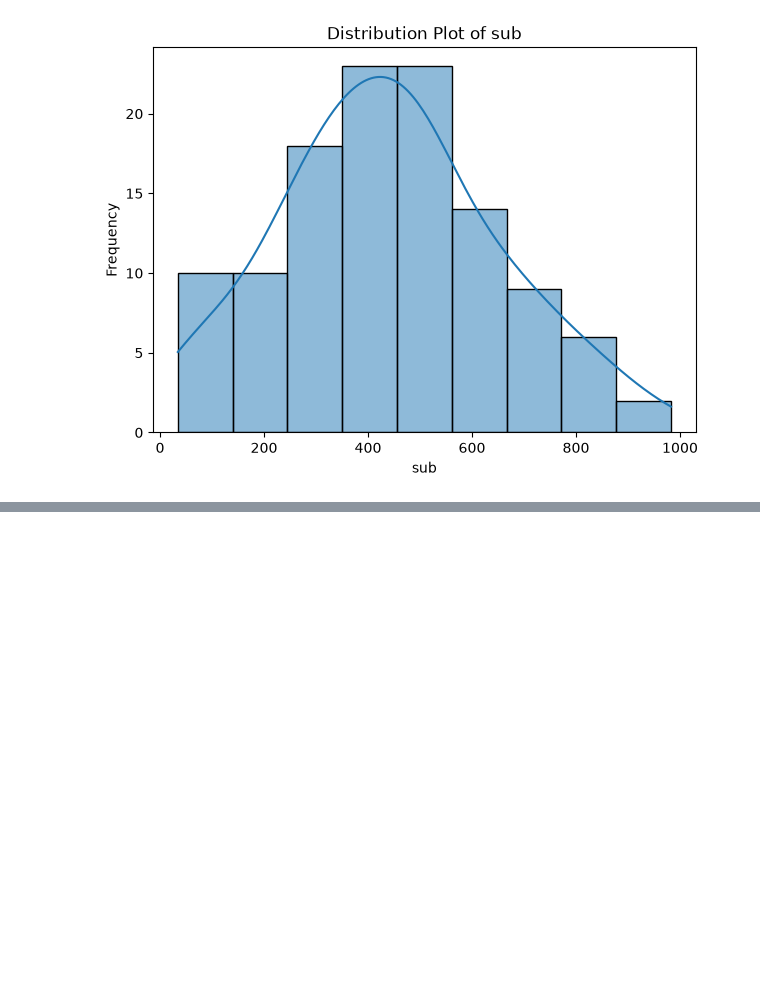
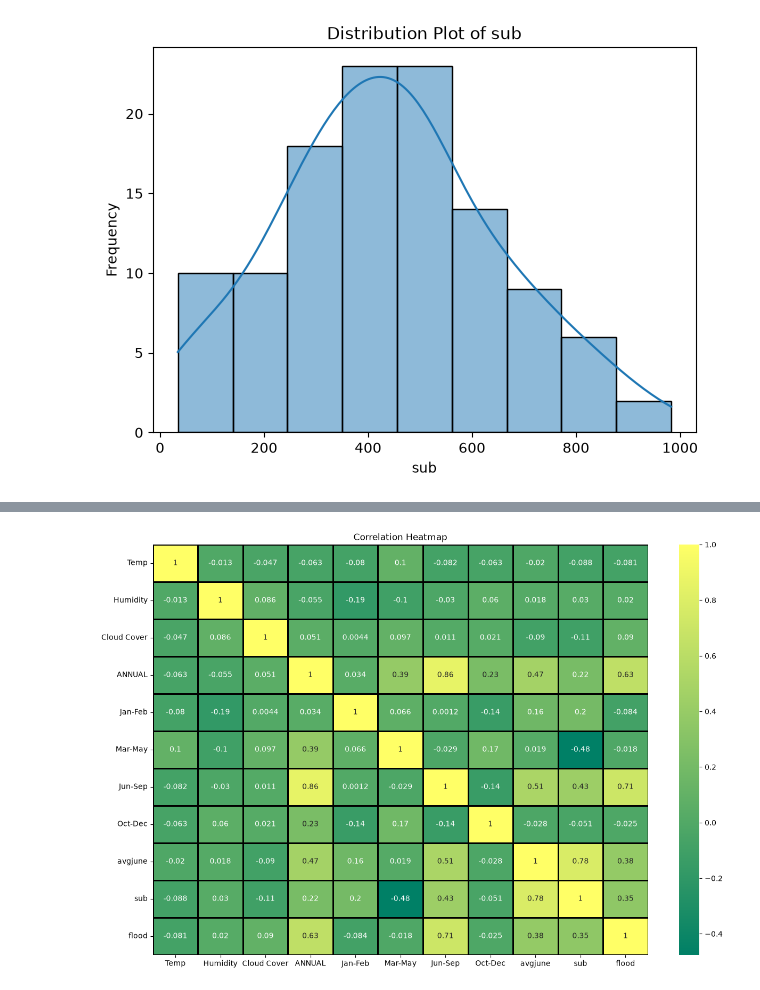
Before and after one commit to doprajnasai/Flood-Prediction-System, a Jupyter notebook: notebooks/Flood_Prediction.ipynb, the cells around one changed output, grey strips where cells are left out. Cells and saved outputs as stored; diff of their text form; code cells hidden in the pictures; blank space fills up the shorter version.

Commit message:
Phase 2: Added univariate analysis and heatmap

```diff
--- a/notebooks/Flood_Prediction.ipynb
+++ b/notebooks/Flood_Prediction.ipynb
@@ -115,3 +115,11 @@ for column in columns:
 [figure]
 [figure]
 [figure]
+# %%
+# ==========================================
+# Correlation Matrix
+# ==========================================
+
+correlation = dataset.corr()
+
+correlation
@@ -117,0 +139,20 @@ for column in columns:
+# %%
+# ==========================================
+# Correlation Heatmap
+# ==========================================
+
+plt.figure(figsize=(15,10))
+
+sns.heatmap(
+    correlation,
+    annot=True,
+    cmap="summer",
+    linewidths=1,
+    linecolor="black"
+)
+
+plt.title("Correlation Heatmap")
+
+plt.show()
+# %% [output]
+[figure, added]
```
Also changed, not shown: parts of 1 cell of this notebook.
